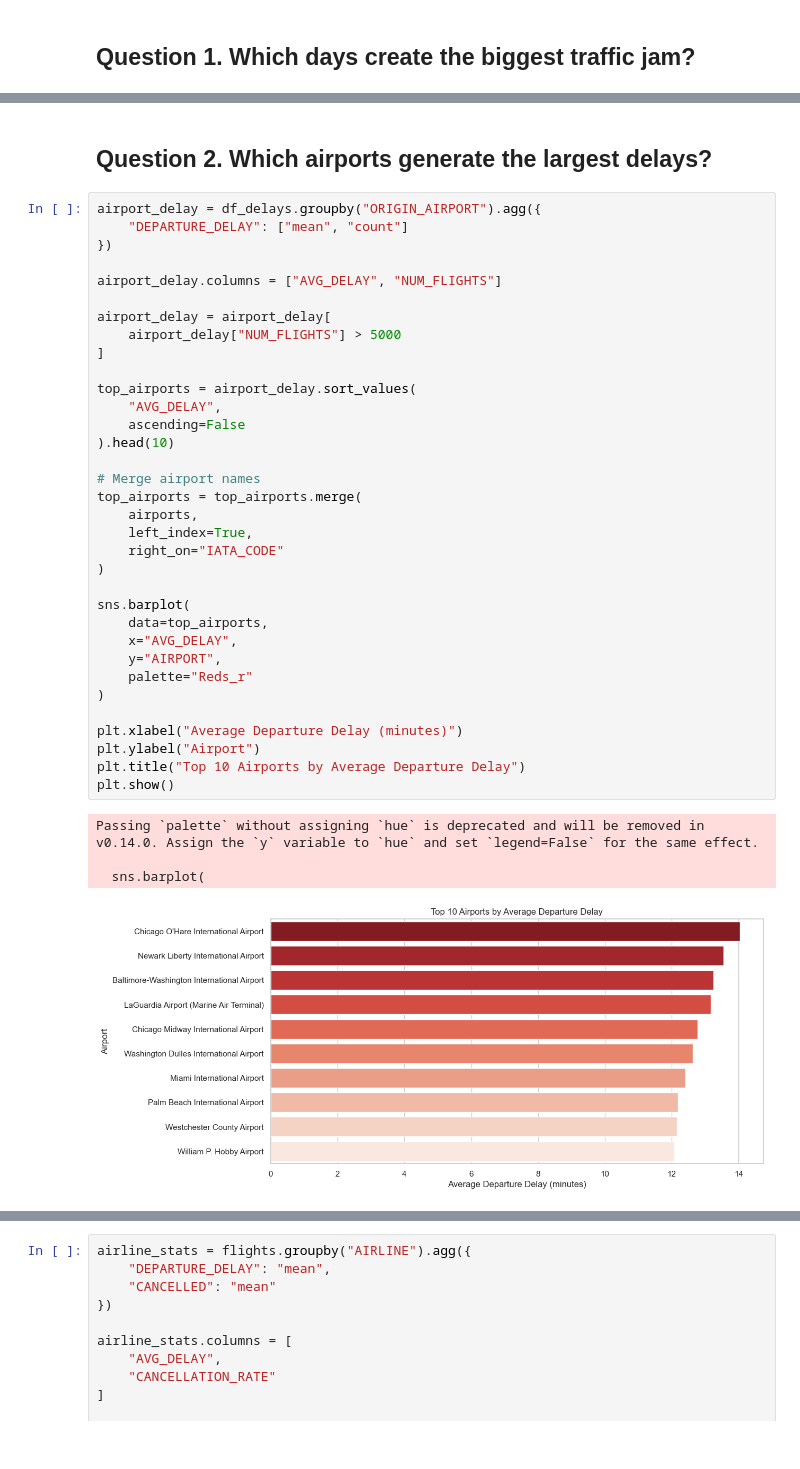
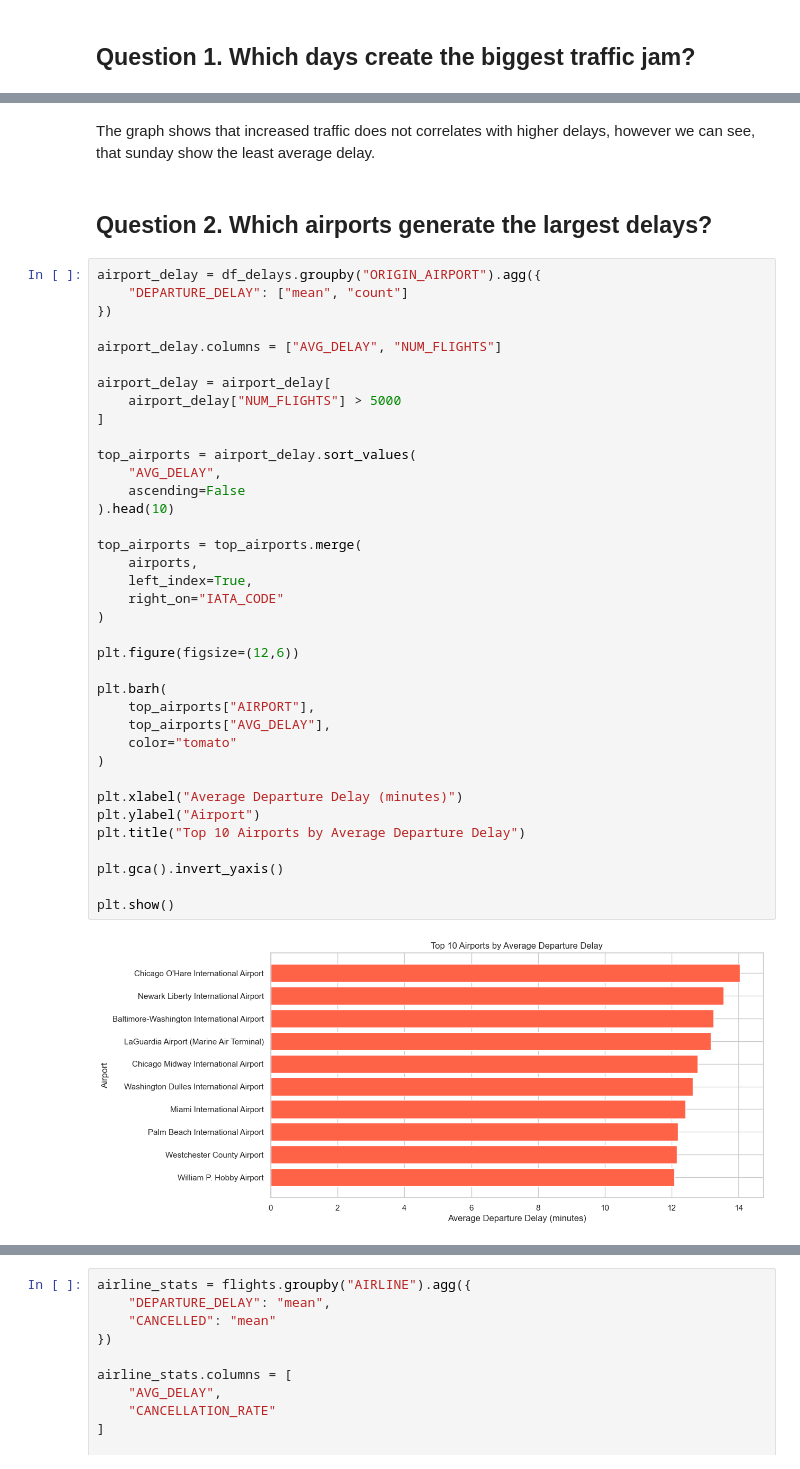
Before and after one commit to pynyashko/Statistical-practicum, a Jupyter notebook: hw/pandas.ipynb, the cells around one changed output, grey strips where cells are left out. Saved outputs shown, nothing was run; the diff lists cells and outputs as text.

```diff
--- a/hw/pandas.ipynb
+++ b/hw/pandas.ipynb
@@ -117,41 +119,43 @@ plt.show()
+# %% [markdown]
+The graph shows that increased traffic does not correlates with higher delays, however we can see, that sunday show the least average delay.
 # %% [markdown]
 ## Question 2. Which airports generate the largest delays?
 # %%
 airport_delay = df_delays.groupby("ORIGIN_AIRPORT").agg({
     "DEPARTURE_DELAY": ["mean", "count"]
 })
 
 airport_delay.columns = ["AVG_DELAY", "NUM_FLIGHTS"]
 
 airport_delay = airport_delay[
     airport_delay["NUM_FLIGHTS"] > 5000
 ]
 
 top_airports = airport_delay.sort_values(
     "AVG_DELAY",
     ascending=False
 ).head(10)
 
-# Merge airport names
 top_airports = top_airports.merge(
     airports,
     left_index=True,
     right_on="IATA_CODE"
 )
 
-sns.barplot(
-    data=top_airports,
-    x="AVG_DELAY",
-    y="AIRPORT",
-    palette="Reds_r"
+plt.figure(figsize=(12,6))
+
+plt.barh(
+    top_airports["AIRPORT"],
+    top_airports["AVG_DELAY"],
+    color="tomato"
 )
 
 plt.xlabel("Average Departure Delay (minutes)")
 plt.ylabel("Airport")
 plt.title("Top 10 Airports by Average Departure Delay")
+
+plt.gca().invert_yaxis()
+
 plt.show()
 # %% [output]
-Passing `palette` without assigning `hue` is deprecated and will be removed in v0.14.0. Assign the `y` variable to `hue` and set `legend=False` for the same effect.
-
-  sns.barplot(
-[figure, old version]
+[figure, new version]
```
Also changed, not shown: parts of 7 cells of this notebook.
